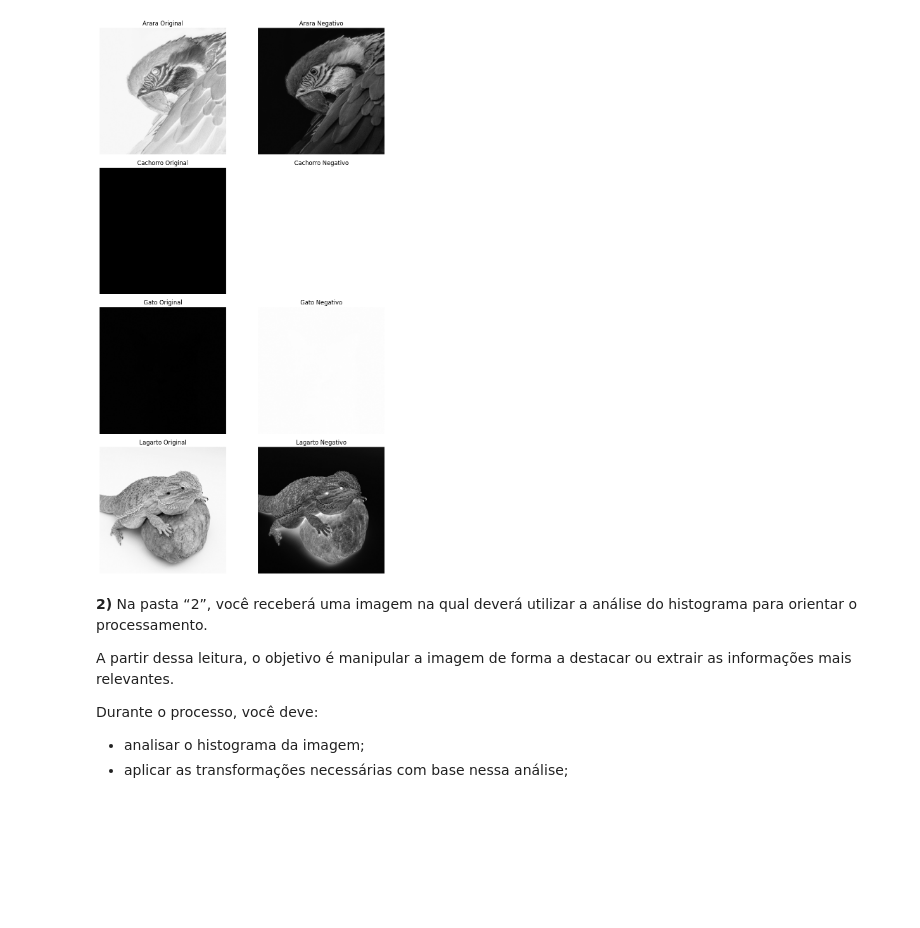
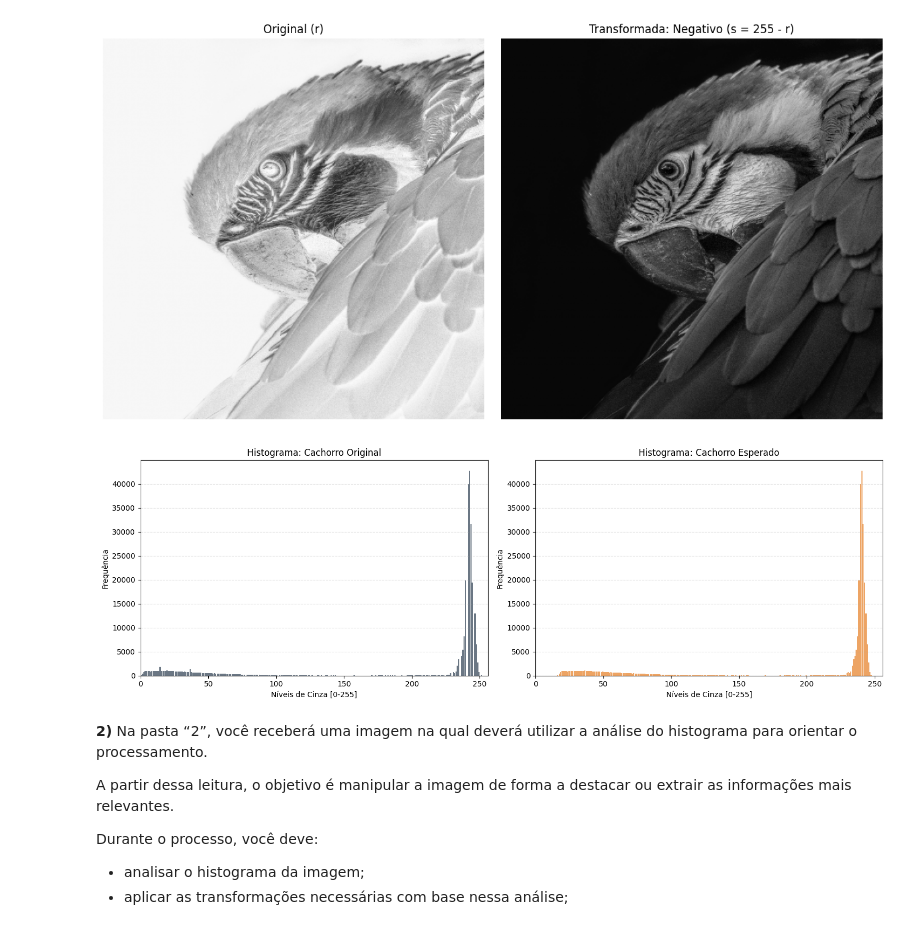
Before and after one commit to Jolusca/ProcessImagens, a Jupyter notebook: Projeto2/Transformações_de_intensidade_e_filtragem_espacial.ipynb, the cells around one changed output. Cells and saved outputs as stored; diff of their text form; code cells hidden in the pictures; blank space fills up the shorter version.

```diff
--- a/Projeto2/Transformações_de_intensidade_e_filtragem_espacial.ipynb
+++ b/Projeto2/Transformações_de_intensidade_e_filtragem_espacial.ipynb
@@ -75,52 +151,73 @@ Na pasta **“1”**, você encontrará duas subpastas: **“imagens originais
 # %%
+##ATA
+
 # Caminho da imagem original
 arara = 'PDI/1/imagens originais/arara_ORIGINAL.png'
-cachorro = 'PDI/1/imagens originais/cachorro_ORIGINAL.tiff'
-gato = 'PDI/1/imagens originais/gato_ORIGINAL.tiff'
-lagarto = 'PDI/1/imagens originais/lagarto_ORIGINAL.png'
 
 arara_Orig = cv2.imread(arara, cv2.IMREAD_GRAYSCALE)
-cachorro_Orig = cv2.imread(cachorro, cv2.IMREAD_GRAYSCALE)
-gato_Orig = cv2.imread(gato, cv2.IMREAD_GRAYSCALE)
-lagarto_Orig = cv2.imread(lagarto, cv2.IMREAD_GRAYSCALE)
 
 
 # 2. Aplicar a transformação de Negativo
 # s = 255 - r
 arara_Neg = 255 - arara_Orig
-
 
 # 3. Exibição com Matplotlib
 plt.figure(figsize=(12, 6))
 
 # Subplot para a Original
 plt.subplot(1, 2, 1)
 plt.imshow(arara_Orig, cmap='gray', vmin=0, vmax=255)
 plt.title('Original (r)')
 plt.axis('off')
 
 # Subplot para o Negativo
 plt.subplot(1, 2, 2)
 plt.imshow(arara_Neg, cmap='gray', vmin=0, vmax=255)
 plt.title('Transformada: Negativo (s = 255 - r)')
 plt.axis('off')
 
-# Subplot para a Original
-plt.subplot(2, 2, 1)
-plt.imshow(ca, cmap='gray', vmin=0, vmax=255)
-plt.title('Original (r)')
-plt.axis('off')
-
-# Subplot para o Negativo
-plt.subplot(2, 2, 2)
-plt.imshow(arara_Neg, cmap='gray', vmin=0, vmax=255)
-plt.title('Transformada: Negativo (s = 255 - r)')
-plt.axis('off')
 
 plt.tight_layout()
 plt.show()
 # %% [output]
-[figure, old version]
+[figure, new version]
+# %%
+import cv2
+import numpy as np
+import matplotlib.pyplot as plt
+
+# 1. Normalização preventiva para ambas as imagens
+if cachorro1.dtype != np.uint8:
+    cachorro1 = cv2.normalize(cachorro1, None, 0, 255, cv2.NORM_MINMAX).astype(np.uint8)
+
+if cachorro_esperado.dtype != np.uint8:
+    cachorro_esperado = cv2.normalize(cachorro_esperado, None, 0, 255, cv2.NORM_MINMAX).astype(np.uint8)
+
+# 2. Configuração da Figura (1 linha, 2 colunas)
+plt.figure(figsize=(15, 5))
+
+# Subplot 1: Histograma da imagem Cachorro
+plt.subplot(1, 2, 1)
+plt.hist(cachorro1.ravel(), bins=256, range=(0, 256), color='#2c3e50', alpha=0.7, rwidth=0.9)
+plt.title('Histograma: Cachorro Original')
+plt.xlabel('Níveis de Cinza [0-255]')
+plt.ylabel('Frequência')
+plt.grid(axis='y', linestyle='--', alpha=0.4)
+plt.xlim([0, 256])
+
+# Subplot 2: Histograma da imagem Cachorro Esperado
+plt.subplot(1, 2, 2)
+plt.hist(cachorro_esperado.ravel(), bins=256, range=(0, 256), color='#e67e22', alpha=0.7, rwidth=0.9)
+plt.title('Histograma: Cachorro Esperado')
+plt.xlabel('Níveis de Cinza [0-255]')
+plt.ylabel('Frequência')
+plt.grid(axis='y', linestyle='--', alpha=0.4)
+plt.xlim([0, 256])
+
+plt.tight_layout()
+plt.show()
+# %% [output]
+[figure, added]
 # %% [markdown]
 **2)**  Na pasta “2”, você receberá uma imagem na qual deverá utilizar a análise do histograma para orientar o processamento.
 
```
Also changed, not shown: parts of 4 cells of this notebook.
